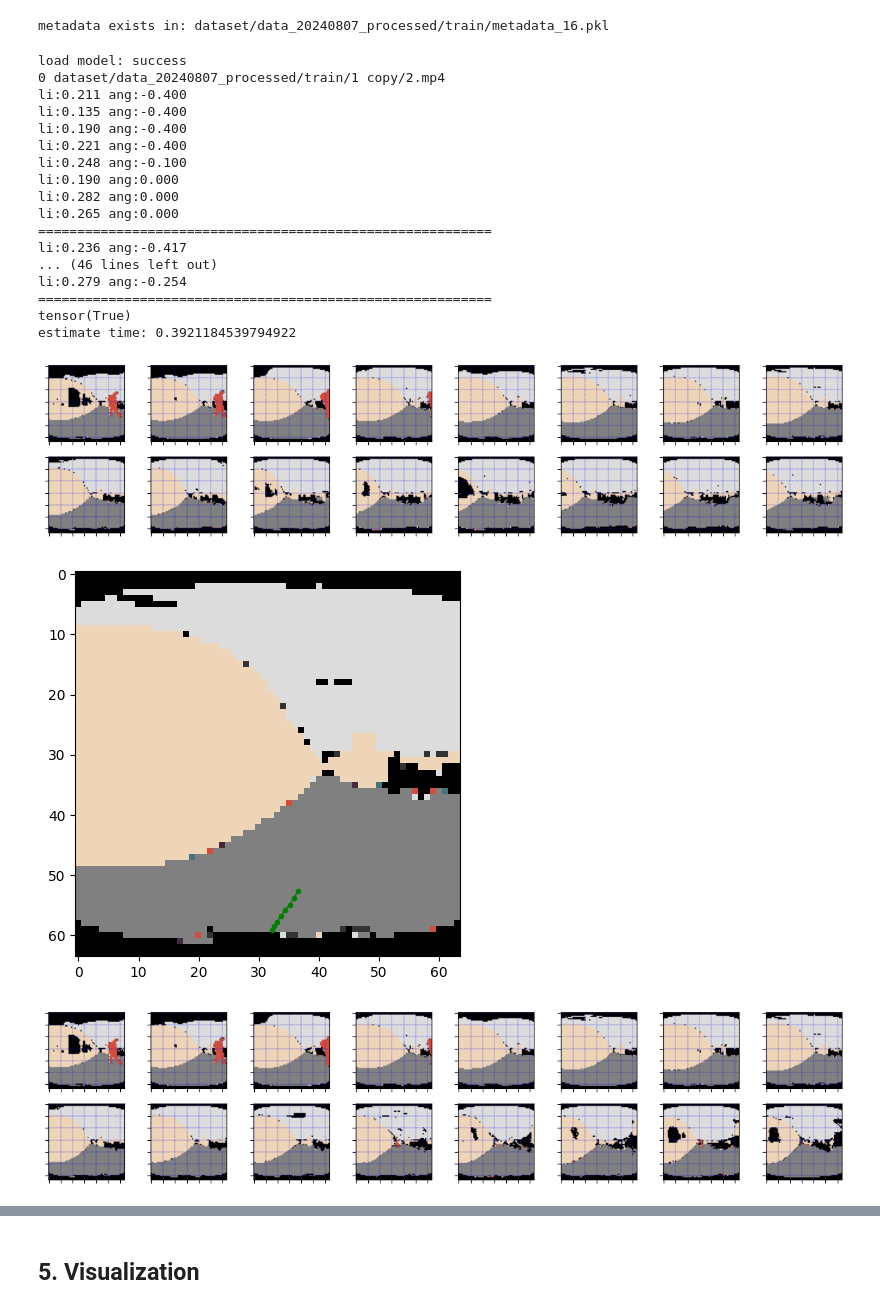
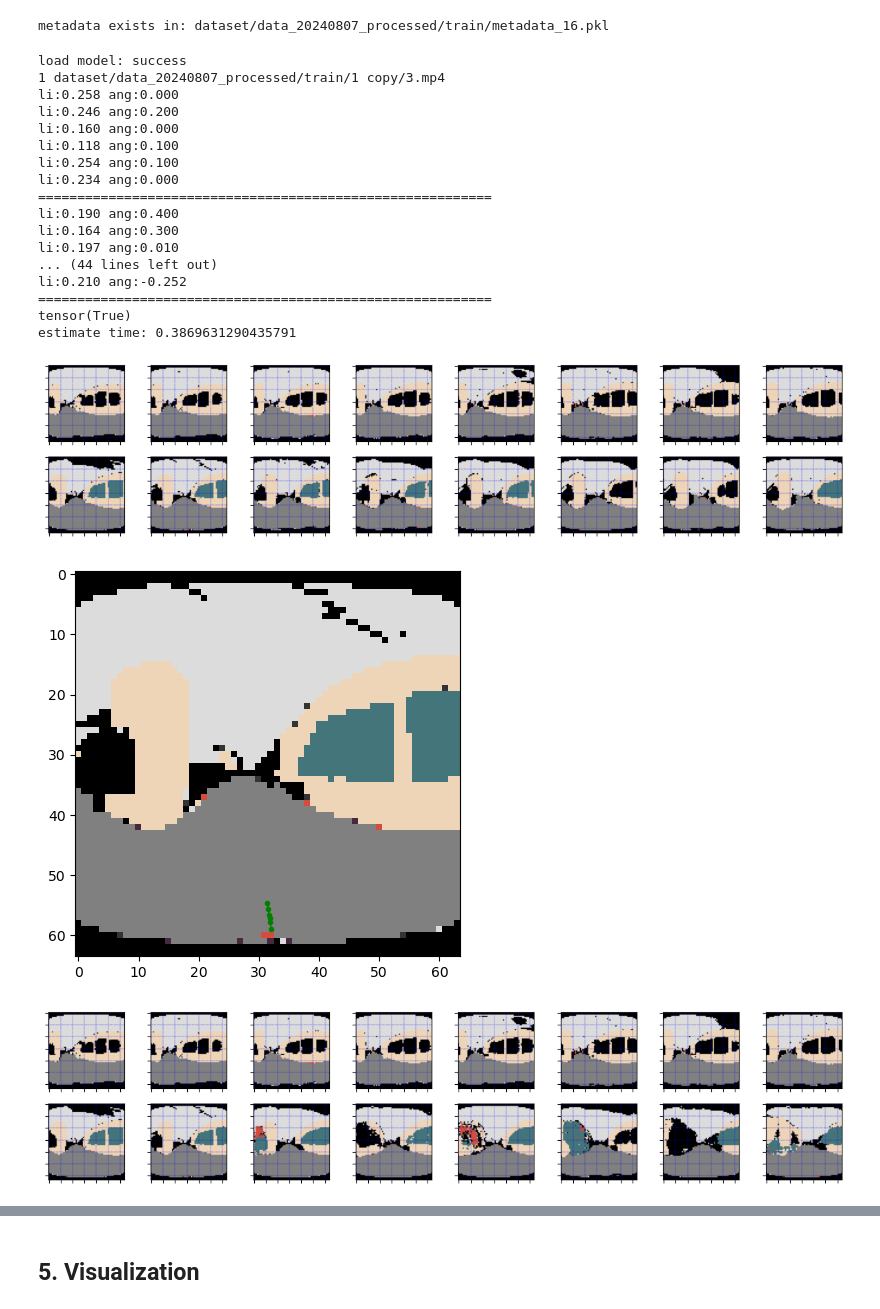
Before and after one commit to innovation-x/mmVDT_robo_nav, a Jupyter notebook: VDT_cat.ipynb, the cells around one changed output, grey strips where cells are left out. Cells and saved outputs as stored; diff of their text form; code cells hidden in the pictures.

Commit message:
Allow arbitrary sequence length video

```diff
--- a/VDT_cat.ipynb
+++ b/VDT_cat.ipynb
@@ -18,10 +18,10 @@ print(DEVICE)
 # The parser setting
 parser = argparse.ArgumentParser()
 parser = VideoDataset.add_model_specific_args(parser)
-parser.add_argument('--data_path', type=str, default='dataset/111')
+parser.add_argument('--data_path', type=str, default='dataset/data_20240807_processed')
 # parser.add_argument('--data_path', type=str, default='dataset/mul_fps_data')
 
-parser.add_argument('--sequence_length', type=int, default=40)
+parser.add_argument('--sequence_length', type=int, default=16)
 parser.add_argument('--resolution', type=int, default=64)
 parser.add_argument('--batch_size', type=int, default=16)
 parser.add_argument('--num_workers', type=int, default=8)
@@ -61,7 +64,7 @@ dataloader_val = DataLoader(
 # %%
 from utils import fw_diffusion_vid, fw_diffusion_mot, MixedSequenceMaskGenerator
 input_mot_channel = args.sequence_length * 2
-mask_generator = MixedSequenceMaskGenerator()
+mask_generator = MixedSequenceMaskGenerator(t2=args.sequence_length)
 
 # The parameters for forward diffusion process
 beta = torch.linspace(1e-4, 0.02, args.iteration_num)
@@ -224,19 +227,20 @@ modelData = 'checkpoints_mmVDT_cat_vae_seg/VDT_20241027_randmask_d'+str(depth)+'
 
 ddim_generator = ddim_generator(nit=args.iteration_num,patch_size=patch_size,nhead=nhead,input_size=input_size, in_channels=in_channels,depth=depth, hidden_size=hidden_size, model_path=modelData, _cuda=0, cat=True)
 
-idx=100
+idx=210
 # Pick a sample in the dataset
 # memo: data20240807 100, 1715, 1720, 210, 300, 520, 500, 3500
 
 r = 3
 vis_id = 0 # the index for visualization, default = 0
 pred_num = 5 # The number of multiple predictions
+frame_t = 10
 
 test = True
 batch, vid_idx, path = valid_dataset[idx]
 print(vid_idx, path)
 batch, mot = dict.values(batch)
-mot = mot.reshape(1,2,16).permute(0,2,1).to(DEVICE)
+mot = mot.reshape(1,2,args.sequence_length).permute(0,2,1).to(DEVICE)
 
 vid = batch.permute(0,3,1,2).to(DEVICE)
 enc_vid = vae.encode(vid).latent_dist.sample()
@@ -251,16 +255,16 @@ rec_mot_list = []
 batch = batch.permute(0,3,1,2)
 batch_rgb = gray2color(batch)
 batch_rgb = torch.clamp(batch_rgb, 0,1)
-visual_vid_mmot(batch_rgb.permute(0,2,3,1), b[vis_id].reshape(1,16,2), rgb=True)
+visual_vid_mmot(batch_rgb.permute(0,2,3,1), b[vis_id].reshape(1,args.sequence_length,2), rgb=True, frame_t=frame_t)
 
 if test:
-    diff_a = torch.randn([pred_num,16,input_size,input_size,in_channels-2]).to(DEVICE)
-    diff_b = torch.randn([pred_num,16,2]).to(DEVICE)
+    diff_a = torch.randn([pred_num,args.sequence_length,input_size,input_size,in_channels-2]).to(DEVICE)
+    diff_b = torch.randn([pred_num,args.sequence_length,2]).to(DEVICE)
 
 # Choose a mask type from 0 to 2
 # 0: prediction 1: backward 2: interpolation, t means the current frame
-mask_vid, mask_motion = mask_generator(diff_a,diff_b, idx=0, t=8)
-
+mask_vid, mask_motion = mask_generator(diff_a,diff_b, idx=0, t=frame_t)
+# print(mask_vid[0,4])
 a = a.repeat(pred_num,1,1,1,1)
 b = b.repeat(pred_num,1,1)
 diff_a, diff_b = mask_vid_mot(mask_vid,mask_motion, a, b, diff_a, diff_b)
@@ -273,46 +277,46 @@ with torch.no_grad():
 rec_vid = rec_vid.reshape(pred_num,16,input_size,input_size,in_channels-2).permute(0,1,4,2,3)
 est_time = time.time() - start_time
 
 ################ Decode image #############################
 for i in range(pred_num):
     rec_mot_list.append(rec_mot[i])
     dec_vid = vae.decode(rec_vid[i]).sample
     dec_rgb = gray2color(dec_vid)
     dec_rgb = torch.clamp(dec_rgb, 0,1).permute(0,2,3,1)
     rec_vid_list.append(dec_rgb)
 
 ################ Select image (Naive selection) #############################
 for t in range(pred_num):
     end_x,end_y = visual_vid_mmot(rec_vid_list[t], [rec_mot_list[t]], rgb=True, is_road=True)
     end_x = int(end_x.numpy())
     end_y = int(end_y.numpy())
     # print(end_x, end_y)
     xx, yy = torch.meshgrid(torch.arange(args.resolution), torch.arange(args.resolution), indexing="ij")
     detect_mask = ((xx-end_y)**2 +(yy-end_x)**2) <= r **2
     detected_area = rec_vid_list[t][7][detect_mask]
     # Check the end point is on the floor
     result = torch.all(detected_area == 128/255)
     print(result)
 
 print("estimate time:", est_time)
 # %% [output]
 load model: success
-0 dataset/data_20240807_processed/train/1 copy/2.mp4
-li:0.211 ang:-0.400
-li:0.135 ang:-0.400
-li:0.190 ang:-0.400
-li:0.221 ang:-0.400
-li:0.248 ang:-0.100
-li:0.190 ang:0.000
-li:0.282 ang:0.000
-li:0.265 ang:0.000
+1 dataset/data_20240807_processed/train/1 copy/3.mp4
+li:0.258 ang:0.000
+li:0.246 ang:0.200
+li:0.160 ang:0.000
+li:0.118 ang:0.100
+li:0.254 ang:0.100
+li:0.234 ang:0.000
 ==========================================================
-li:0.236 ang:-0.417
-... (46 lines left out)
-li:0.279 ang:-0.254
+li:0.190 ang:0.400
+li:0.164 ang:0.300
+li:0.197 ang:0.010
+... (44 lines left out)
+li:0.210 ang:-0.252
 ==========================================================
 tensor(True)
-estimate time: 0.3921184539794922
+estimate time: 0.3869631290435791
-[figure, old version]
+[figure, new version]
-[figure, old version]
+[figure, new version]
-[figure, old version]
+[figure, new version]
```
Also changed, not shown: parts of 5 cells of this notebook, 2 other files.
